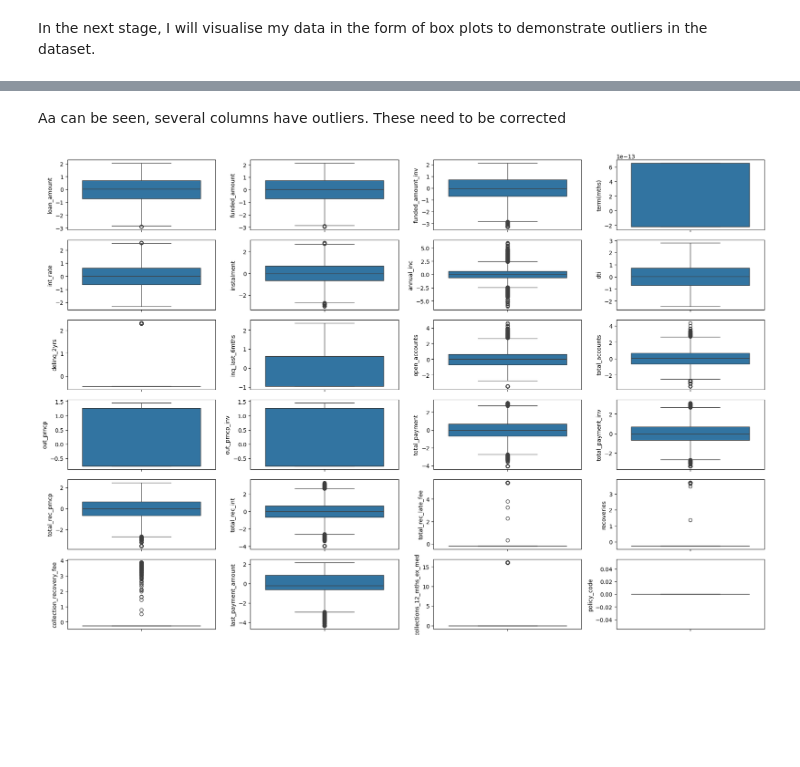
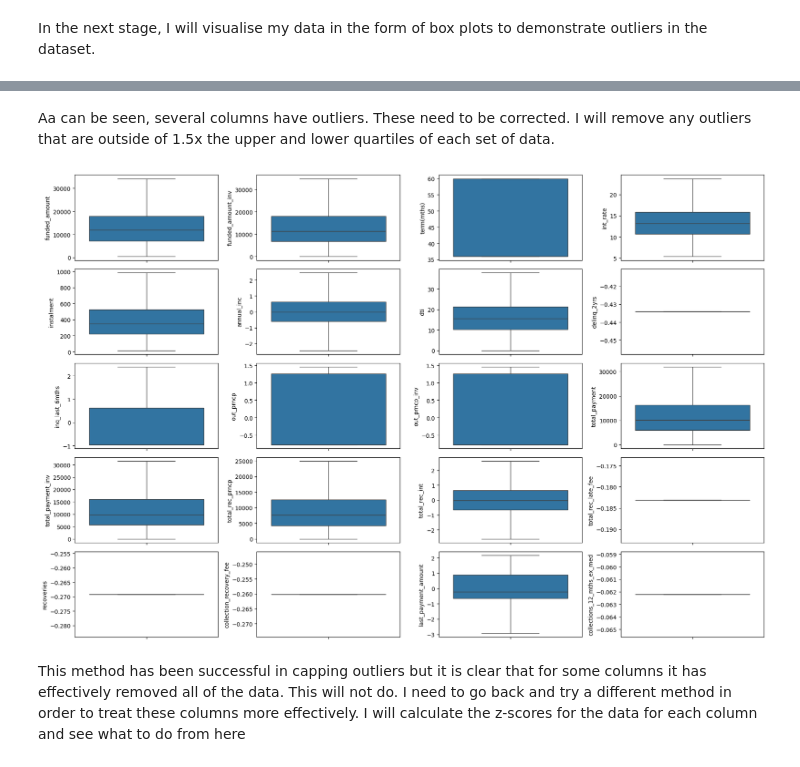
Before and after one commit to balany1/exploratory-data-analysis---customer-loans-in-finance152, a Jupyter notebook: eda.ipynb, the cells around one changed output, grey strips where cells are left out. Cells and saved outputs as stored; diff of their text form; code cells hidden in the pictures; blank space fills up the shorter version.

```diff
--- a/eda.ipynb
+++ b/eda.ipynb
@@ -360,10 +356,12 @@ visuals.visualise_outliers(nonskewed_df)
 # %% [markdown]
-Aa can be seen, several columns have outliers. These need to be corrected
+Aa can be seen, several columns have outliers. These need to be corrected. I will remove any outliers that are outside of 1.5x the upper and lower quartiles of each set of data.
 # %%
 outlier_trans = Data_FrameTransform()
 
-outliers_removed_df = outlier_trans.treat_outliers(nonskewed_df)
+outliers_removed_df = outlier_trans.treat_outliers_IQR(nonskewed_df)
 # %%
-visuals.visualise_outliers(nonskewed_df)
+visuals.visualise_outliers(outliers_removed_df)
 # %% [output]
-[figure, old version]
+[figure, new version]
+# %% [markdown]
+This method has been successful in capping outliers but it is clear that for some columns it has effectively removed all of the data. This will not do. I need to go back and try a different method in order to treat these columns more effectively. I will calculate the z-scores for the data for each column and see what to do from here
```
Also changed, not shown: parts of 8 cells of this notebook, 5 other files.
